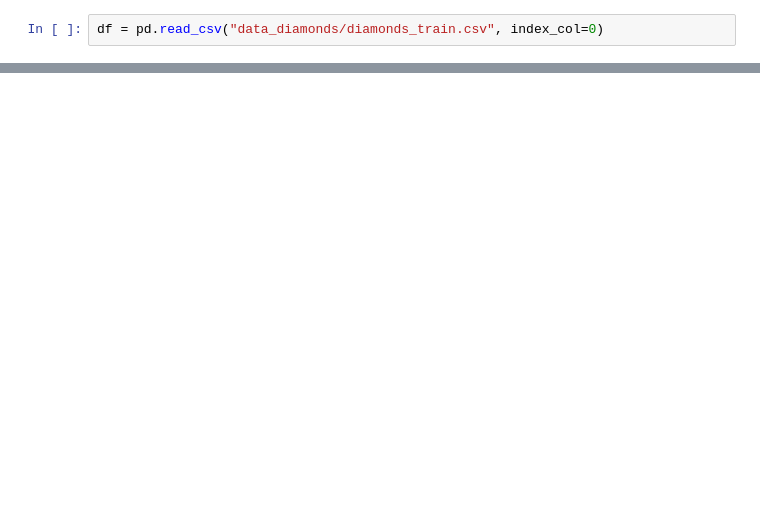
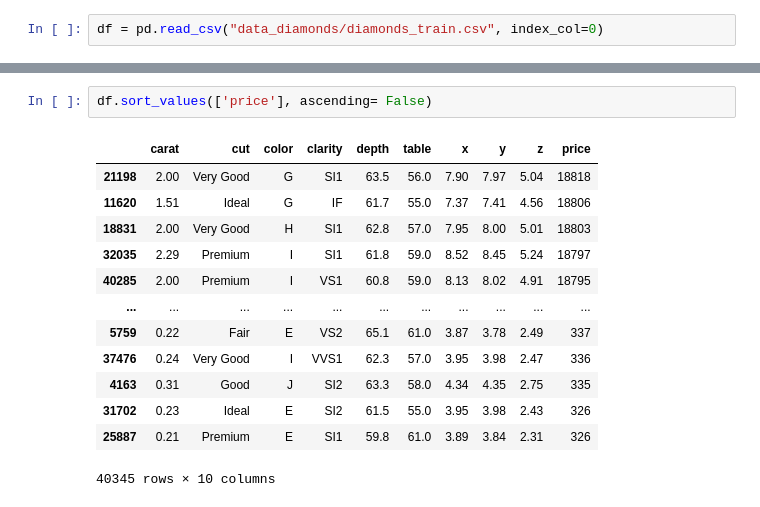
Before and after one commit to leo90rc/Leonardo.DataScience, a Jupyter notebook: week10_ML_competition_pca_kmeans/day4_competi_diamond/kaggle_diamonds.ipynb, the cells around one changed output, grey strips where cells are left out. Saved outputs shown, nothing was run; the diff lists cells and outputs as text; blank space fills up the shorter version.

```diff
--- a/week10_ML_competition_pca_kmeans/day4_competi_diamond/kaggle_diamonds.ipynb
+++ b/week10_ML_competition_pca_kmeans/day4_competi_diamond/kaggle_diamonds.ipynb
@@ -28 +96,17 @@ df.carat.unique()
+# %%
+df.sort_values(['price'], ascending= False)
+# %% [output]
+|  | carat | cut | color | clarity | depth | table | x | y | z | price |
+| 21198 | 2.00 | Very Good | G | SI1 | 63.5 | 56.0 | 7.90 | 7.97 | 5.04 | 18818 |
+| 11620 | 1.51 | Ideal | G | IF | 61.7 | 55.0 | 7.37 | 7.41 | 4.56 | 18806 |
+| 18831 | 2.00 | Very Good | H | SI1 | 62.8 | 57.0 | 7.95 | 8.00 | 5.01 | 18803 |
+| 32035 | 2.29 | Premium | I | SI1 | 61.8 | 59.0 | 8.52 | 8.45 | 5.24 | 18797 |
+| 40285 | 2.00 | Premium | I | VS1 | 60.8 | 59.0 | 8.13 | 8.02 | 4.91 | 18795 |
+| ... | ... | ... | ... | ... | ... | ... | ... | ... | ... | ... |
+| 5759 | 0.22 | Fair | E | VS2 | 65.1 | 61.0 | 3.87 | 3.78 | 2.49 | 337 |
+| 37476 | 0.24 | Very Good | I | VVS1 | 62.3 | 57.0 | 3.95 | 3.98 | 2.47 | 336 |
+| 4163 | 0.31 | Good | J | SI2 | 63.3 | 58.0 | 4.34 | 4.35 | 2.75 | 335 |
+| 31702 | 0.23 | Ideal | E | SI2 | 61.5 | 55.0 | 3.95 | 3.98 | 2.43 | 326 |
+| 25887 | 0.21 | Premium | E | SI1 | 59.8 | 61.0 | 3.89 | 3.84 | 2.31 | 326 |
+40345 rows × 10 columns
 # %%
```
Also changed, not shown: parts of 87 cells of this notebook, 5 other files.
